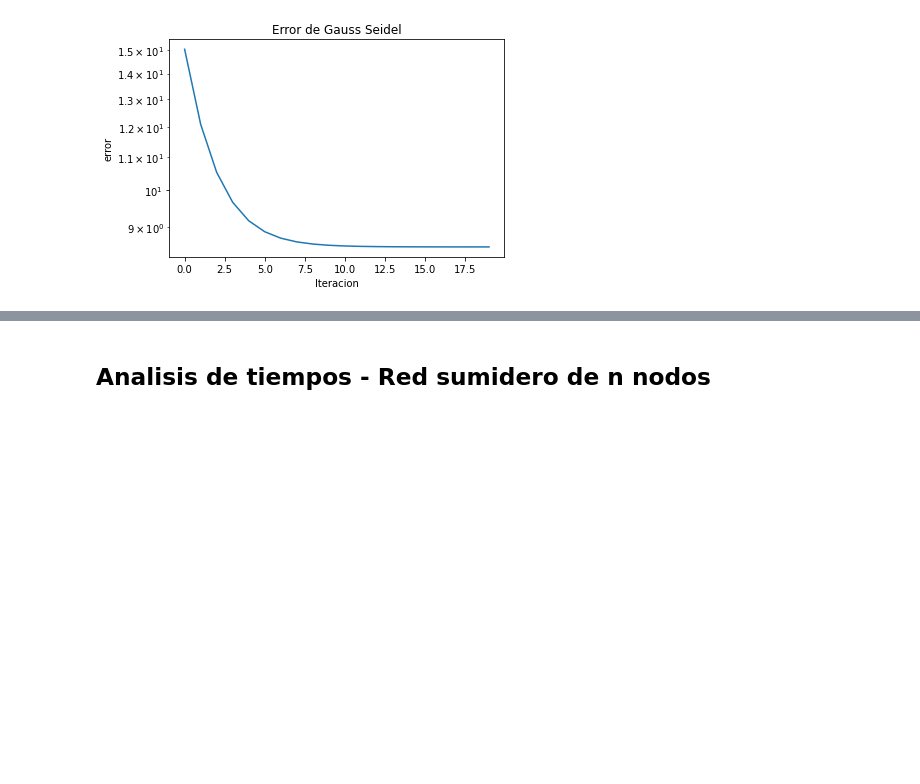
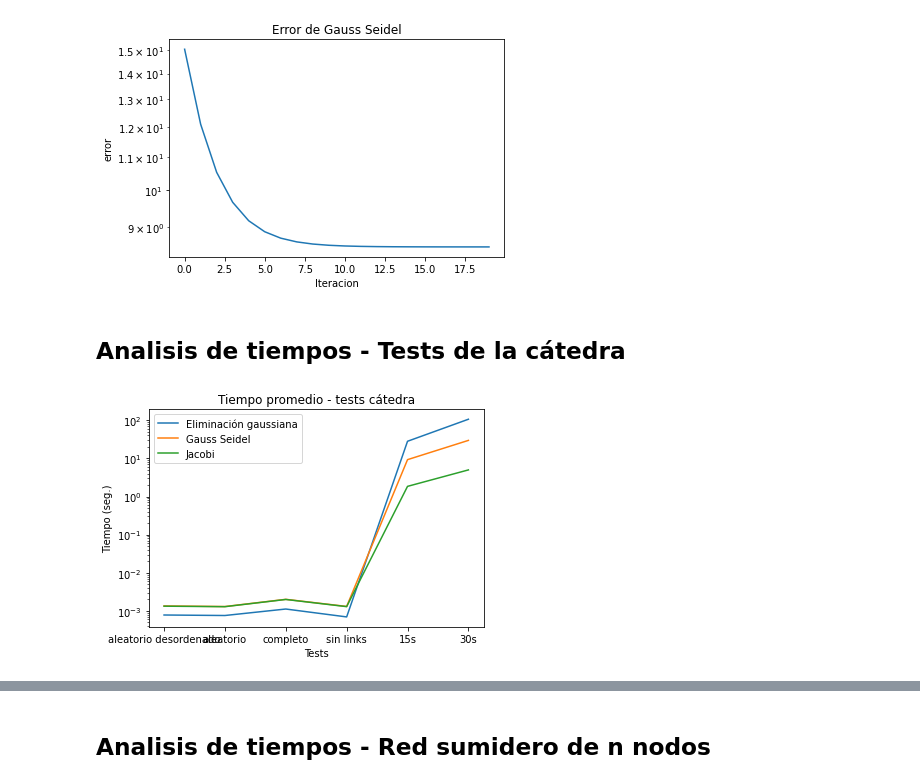
Before and after one commit to gianfrancobtl/tp3-metnum-c2-2022, a Jupyter notebook: Notebooks/TP_3_metodos_iterativos.ipynb, the cells around one changed output, grey strips where cells are left out. Drawn from its saved outputs; the diff is of its cells as text; code cells hidden in the pictures; blank space fills up the shorter version.

```diff
--- a/Notebooks/TP_3_metodos_iterativos.ipynb
+++ b/Notebooks/TP_3_metodos_iterativos.ipynb
@@ -170,3 +170,5 @@ plt.show()
 # %% [output]
 [figure]
 [figure]
+# %% [markdown]
+## Analisis de tiempos - Tests de la cátedra
@@ -172,0 +199,25 @@ plt.show()
+# %%
+# importing package
+import matplotlib.pyplot as plt
+import numpy as np
+
+# create data
+x = ['aleatorio desordenado', 'aleatorio', 'completo', 'sin links', '15s', '30s']
+y_gauss = [time_ad_gauss, time_aleat_gauss, time_completo_gauss, time_sl_gauss, time_15s_gauss, time_30s_gauss]
+y_gs = [time_ad_gs, time_aleat_gs, time_completo_gs, time_sl_gs, time_15s_gs, time_30s_gs]
+y_jacobi = [time_ad_jacobi, time_aleat_jacobi, time_completo_jacobi, time_sl_jacobi, time_15s_jacobi, time_30s_jacobi]
+
+# plot lines
+default_x_ticks = range(len(x))
+plt.plot(default_x_ticks, y_gauss, label = "Eliminación gaussiana")
+plt.plot(default_x_ticks, y_gs, label = "Gauss Seidel")
+plt.plot(default_x_ticks, y_jacobi, label = "Jacobi")
+plt.xticks(default_x_ticks, x)
+plt.xlabel("Tests")
+plt.ylabel("Tiempo (seg.)")
+plt.title('Tiempo promedio - tests cátedra')
+plt.yscale('log')
+plt.legend()
+plt.show()
+# %% [output]
+[figure, added]
```
Also changed, not shown: parts of 12 cells of this notebook.
